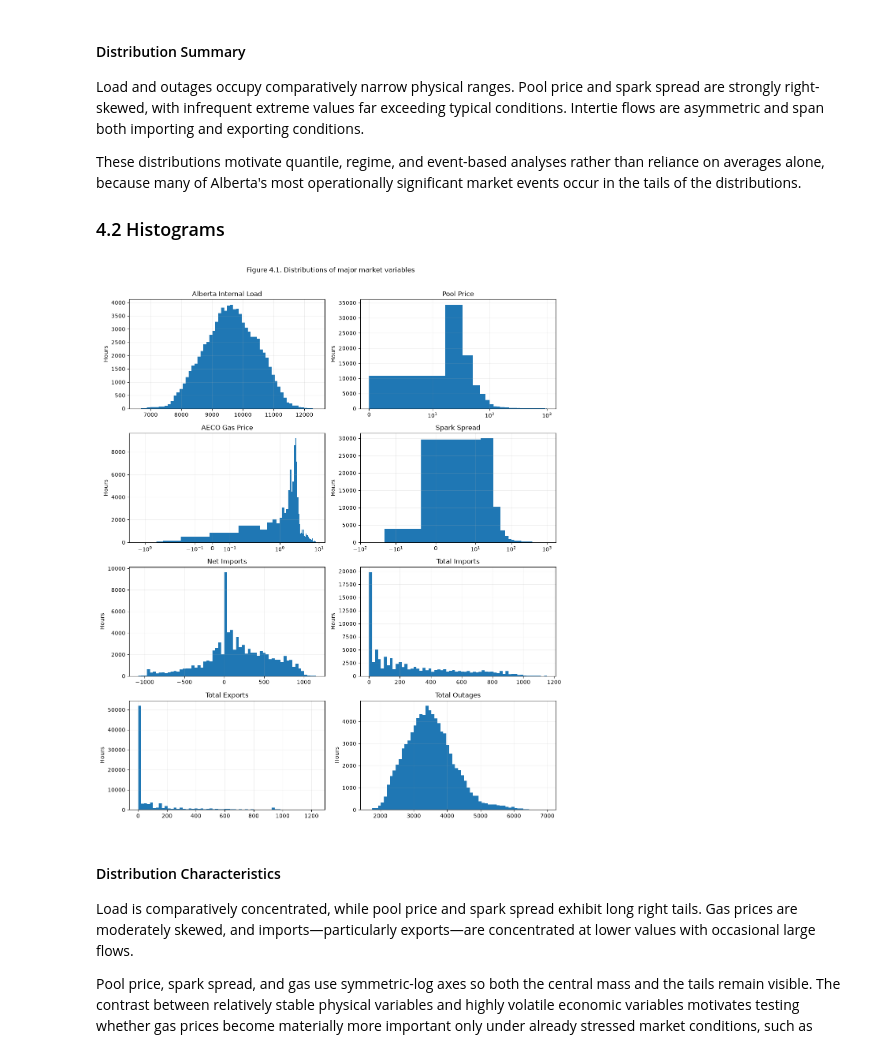
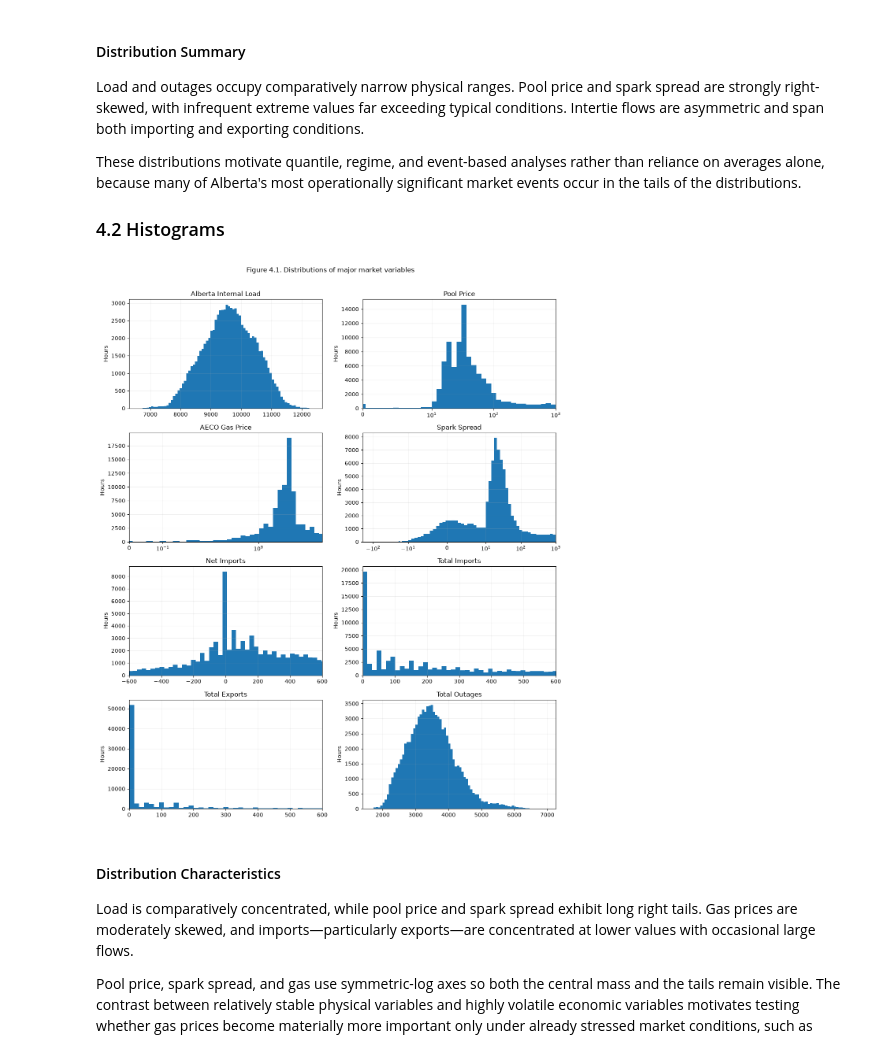
Before and after one commit to bhasein/alberta_power_markets_project, a Jupyter notebook: notebooks/01_Understanding_the_Alberta_Electricity_Market.ipynb, the cells around one changed output. Drawn from its saved outputs; the diff is of its cells as text; code cells hidden in the pictures.

```diff
--- a/notebooks/01_Understanding_the_Alberta_Electricity_Market.ipynb
+++ b/notebooks/01_Understanding_the_Alberta_Electricity_Market.ipynb
@@ -1717,36 +1717,108 @@ histogram_variables = {
     "Net Imports": "net_imports_mw",
     "Total Imports": "total_imports_mw",
     "Total Exports": "total_exports_mw",
     "Total Outages": "total_outage_mw",
 }
 
+# Variables displayed on a symlog axis
 symmetric_log_thresholds = {
     "Pool Price": 10,
     "Spark Spread": 10,
     "AECO Gas Price": 0.25,
 }
+
+# Display ranges chosen for interpretability rather than full extremes
+display_limits = {
+    "Pool Price": (0, 1000),
+    "AECO Gas Price": (0, 7),
+    "Spark Spread": (-200, 1000),
+    "Net Imports": (-600, 600),
+    "Total Imports": (0, 600),
+    "Total Exports": (0, 600),
+}
+
+
+def symlog_bins(data, linthresh, n_bins=80):
+    """
+    Histogram bin edges that approximately match a symlog axis.
+    """
+    data = data.dropna()
+
+    pos = data[data > linthresh]
+    neg = data[data < -linthresh]
+
+    n_lin = max(n_bins // 3, 6)
+    n_tail = max(n_bins // 3, 6)
+
+    lin_part = np.linspace(-linthresh, linthresh, n_lin)
+
+    pos_part = (
+        np.logspace(
+            np.log10(linthresh),
+            np.log10(pos.max()),
+            n_tail,
+        )
+        if len(pos)
+        else np.array([])
+    )
+
+    neg_part = (
+        -np.logspace(
+            np.log10(linthresh),
+            np.log10(-neg.min()),
+            n_tail,
+        )[::-1]
+        if len(neg)
+        else np.array([])
+    )
+
+    return np.unique(
+        np.concatenate([neg_part, lin_part, pos_part])
+    )
+
 
 fig, axes = plt.subplots(4, 2, figsize=(12, 14))
 fig.suptitle(
     "Figure 4.1. Distributions of major market variables",
     y=1.01,
 )
 
 for ax, (title, column) in zip(axes.flat, histogram_variables.items()):
-    ax.hist(master[column].dropna(), bins=60)
+
+    values = master[column].dropna()
+
     if title in symmetric_log_thresholds:
+
+        linthresh = symmetric_log_thresholds[title]
+
+        ax.hist(
+            values,
+            bins=symlog_bins(values, linthresh),
+        )
+
         ax.set_xscale(
             "symlog",
-            linthresh=symmetric_log_thresholds[title],
+            linthresh=linthresh,
         )
+
+    else:
+
+        ax.hist(
+            values,
+            bins=80,
+        )
+
+    if title in display_limits:
+        ax.set_xlim(display_limits[title])
+
     ax.set_title(title)
     ax.set_ylabel("Hours")
     ax.grid(alpha=0.2)
 
 plt.tight_layout()
 plt.show()
 # %% [output]
-[figure, old version]
+[figure, new version]
 # %% [markdown]
 #### Distribution Characteristics
 
```
Also changed, not shown: parts of 1 cell of this notebook.
